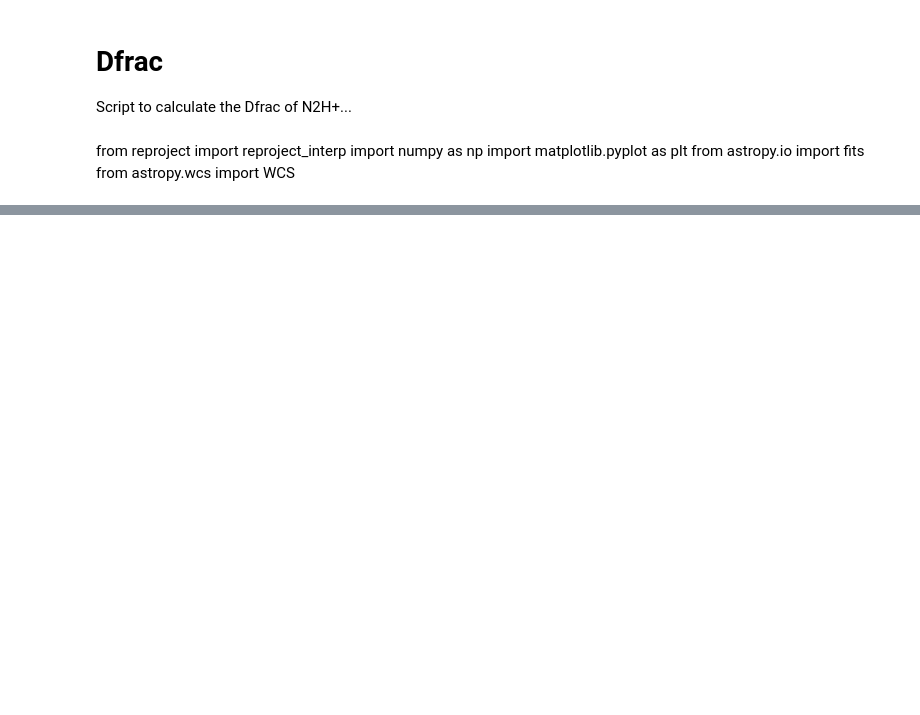
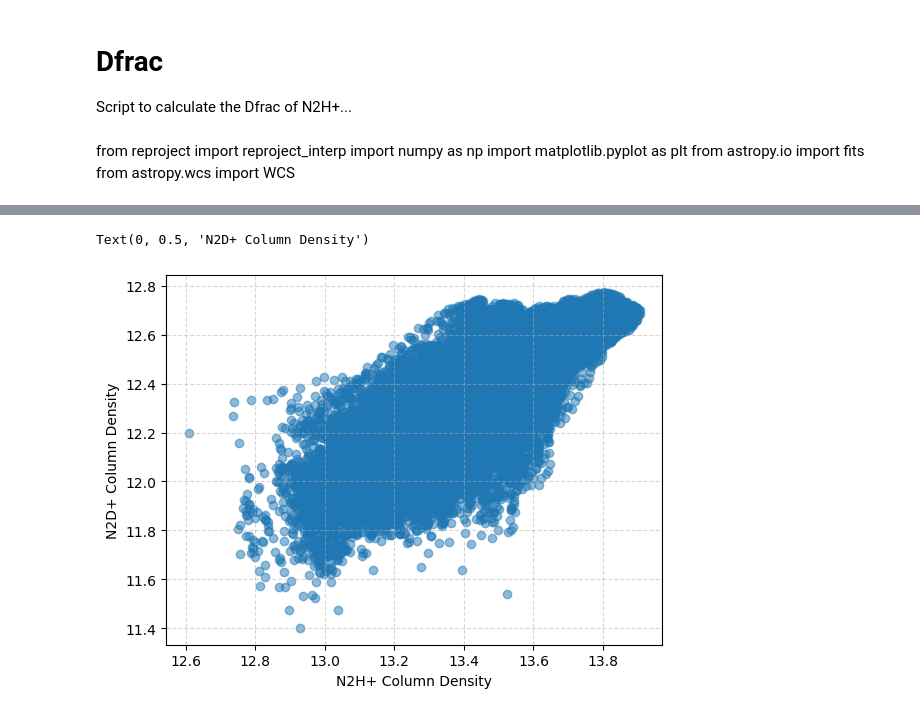
Before and after one commit to ashleythomasbarnes/irdc_projects, a Jupyter notebook: noema_CloudH/project_CRAY/calc_dfrac.ipynb, the cells around one changed output, grey strips where cells are left out. Drawn from its saved outputs; the diff is of its cells as text; code cells hidden in the pictures; blank space fills up the shorter version.

```diff
--- a/noema_CloudH/project_CRAY/calc_dfrac.ipynb
+++ b/noema_CloudH/project_CRAY/calc_dfrac.ipynb
@@ -140,0 +213,22 @@ Dfrac, dDfrac = compute_deuterium_fraction(N_N2D, dN_N2D, N_N2H, dN_N2H)
+# %%
+# For N2D+ (1-0)
+I_n2dp  = hdu_n2dp.data * u.K * u.km / u.s
+eI_n2dp = hdu_n2dp_err.data * u.K * u.km / u.s
+
+# We assume the same T_ex and T_bg..
+
+# Use typical values for N2D+ (1-0) [example values]:
+freq_n2dp = 77.109e9 * u.Hz         # frequency in Hz (approximate)
+A_n2dp    = 2.07e-5 / u.s           # Einstein A [s^-1] (example scaling)
+B_n2dp    = 38554.7479e6 * u.Hz     # Rotational constant [Hz]
+l_n2dp    = 0.0                     # for a 1-0 transition, lower state = 0
+u_n2dp    = 1.0                     # for 1-0, upper state = 1
+
+N_n2dp, eN_n2dp = compute_column_density(I_n2dp, eI_n2dp,
+                                            T_ex, T_bg,
+                                            freq_n2dp, A_n2dp, B_n2dp,
+                                            l_n2dp, u_n2dp, maxJ=10)
+
+print("\nN2D+ (1-0):")
+print("   Mean column density: {:.2e} ± {:.2e}".format(np.nanmean(N_n2dp), np.nanmean(eN_n2dp)))
+print("   Median column density: {:.2e} ± {:.2e}".format(np.nanmedian(N_n2dp), np.nanmedian(eN_n2dp)))
@@ -140,0 +297,25 @@ Dfrac, dDfrac = compute_deuterium_fraction(N_N2D, dN_N2D, N_N2H, dN_N2H)
+# %%
+data1 = N_n2hp.value
+data2 = N_n2dp.value
+data1_err = eN_n2hp.value
+data2_err = eN_n2dp.value
+
+mask1 = data1/data1_err > 5
+mask2 = data2/data2_err > 5
+mask = mask1 & mask2
+
+data1 = data1[mask]
+data2 = data2[mask]
+data1_err = data1_err[mask]
+data2_err = data2_err[mask]
+
+data1 = np.log10(data1)
+data2 = np.log10(data2)
+
+plt.scatter(data1, data2, alpha=0.5)
+plt.grid(ls='--', alpha=0.5)
+plt.xlabel('N2H+ Column Density')
+plt.ylabel('N2D+ Column Density')
+# %% [output]
+Text(0, 0.5, 'N2D+ Column Density')
+[figure, added]
```
Also changed, not shown: parts of 9 cells of this notebook, 6 other files.
